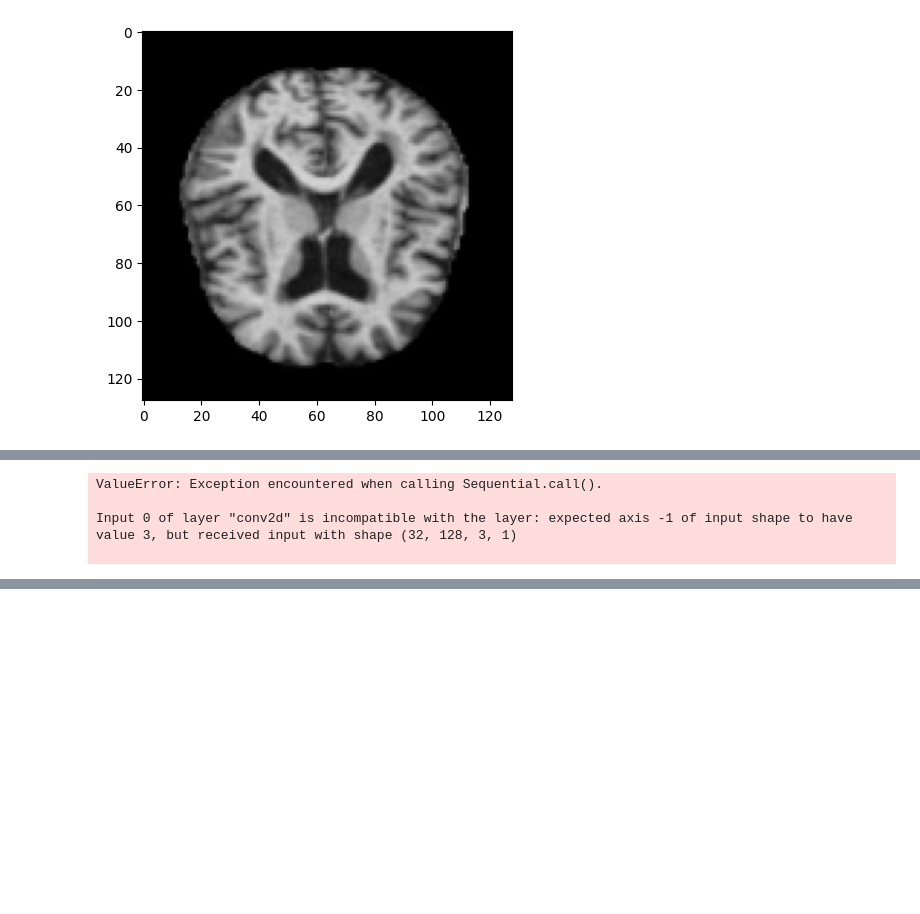
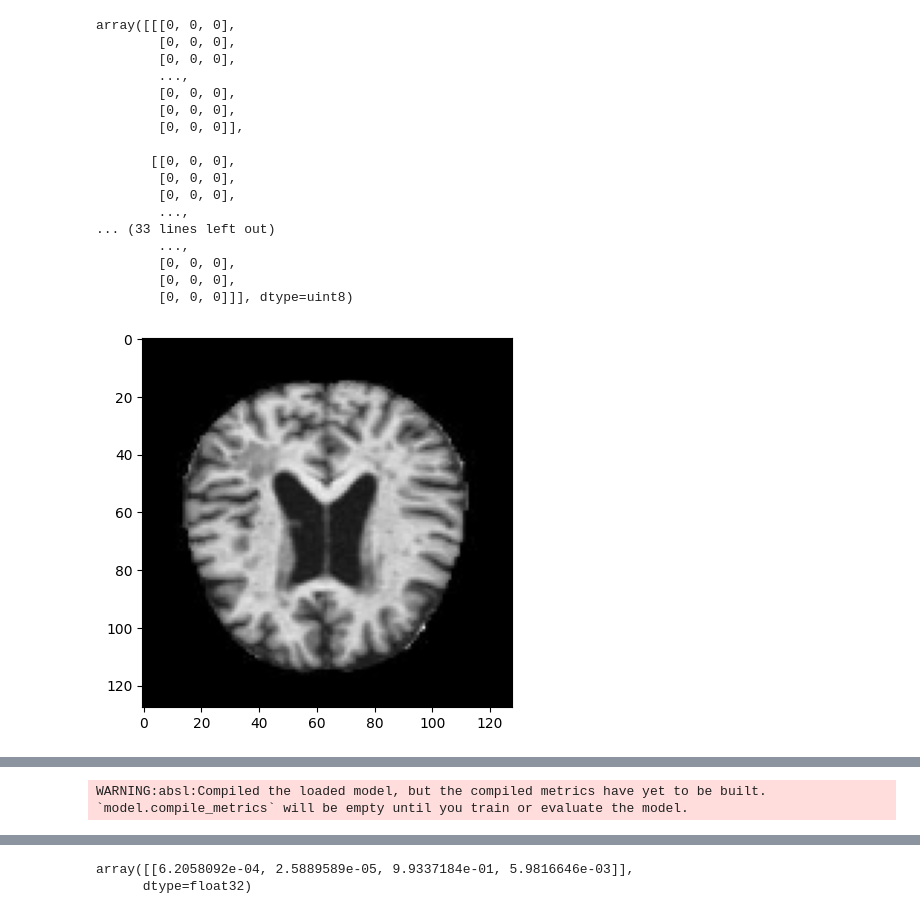
Before and after one commit to TonnyThe2nd/Alzheimer_Diagnosis_CNN, a Jupyter notebook: cnn_test.ipynb, the cells around one changed output, grey strips where cells are left out. Cells and saved outputs as stored; diff of their text form; code cells hidden in the pictures; blank space fills up the shorter version.

Commit message:
feat: ajuste no tratamento de imagem para entrada no parametro predict

```diff
--- a/cnn_test.ipynb
+++ b/cnn_test.ipynb
@@ -1,25 +1,44 @@
 # %%
 import cv2
 import numpy as np
 import matplotlib.pyplot as plt
 from tensorflow.keras.models import load_model
 
-image_path = './AugmentedAlzheimerDataset/MildDemented/886ae3a3-c7fe-40db-a8e1-579dbe2abf6d.jpg'
+image_path = 'OriginalDataset/NonDemented/26 (65).jpg'
 
 image_processed = cv2.imread(image_path)
+display(image_processed)
 resized_image = cv2.resize(image_processed, (128,128))
+
 
 plt.imshow(resized_image)
 plt.show()
 
 
-adjusted_image = np.expand_dims(resized_image, axis=-1)
+adjusted_image = np.expand_dims(resized_image, axis=0)
 adjusted_image = adjusted_image/255
 
 image_to_array = np.array(adjusted_image)
 
 model = load_model('cnn_alzheimer_diagnosis.h5')
 
 model.predict(image_to_array)
 # %% [output]
+array([[[0, 0, 0],
+        [0, 0, 0],
+        [0, 0, 0],
+        ...,
+        [0, 0, 0],
+        [0, 0, 0],
+        [0, 0, 0]],
+
+       [[0, 0, 0],
+        [0, 0, 0],
+        [0, 0, 0],
+        ...,
+... (33 lines left out)
+        ...,
+        [0, 0, 0],
+        [0, 0, 0],
+        [0, 0, 0]]], dtype=uint8)
-[figure, old version]
+[figure, new version]
@@ -27,4 +45 @@ WARNING:absl:Compiled the loaded model, but the compiled metrics have yet to be
-ValueError: Exception encountered when calling Sequential.call().
-
-Input 0 of layer "conv2d" is incompatible with the layer: expected axis -1 of input shape to have value 3, but received input with shape (32, 128, 3, 1)
-
+WARNING:absl:Compiled the loaded model, but the compiled metrics have yet to be built. `model.compile_metrics` will be empty until you train or evaluate the model.
@@ -30,0 +47,2 @@ Input 0 of layer "conv2d" is incompatible with the layer: expected axis -1 of in
+array([[6.2058092e-04, 2.5889589e-05, 9.9337184e-01, 5.9816646e-03]],
+      dtype=float32)
```
Also changed, not shown: parts of 1 cell of this notebook.
